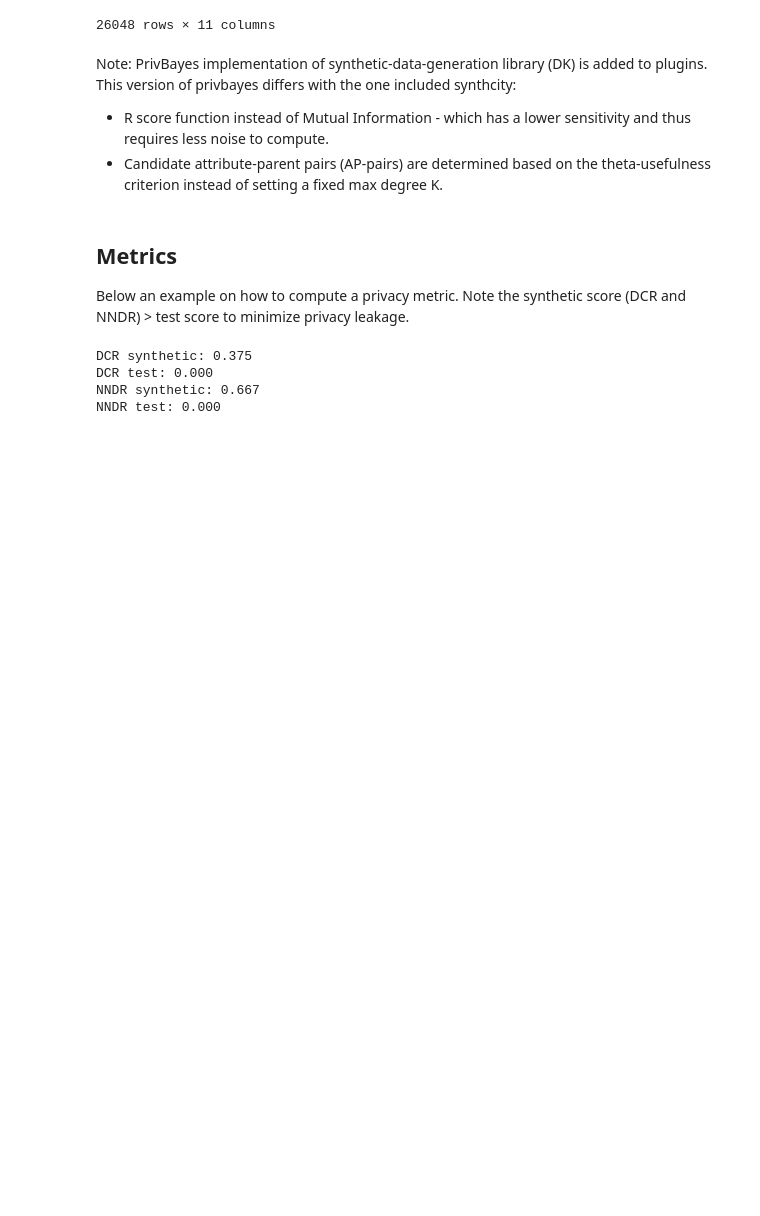
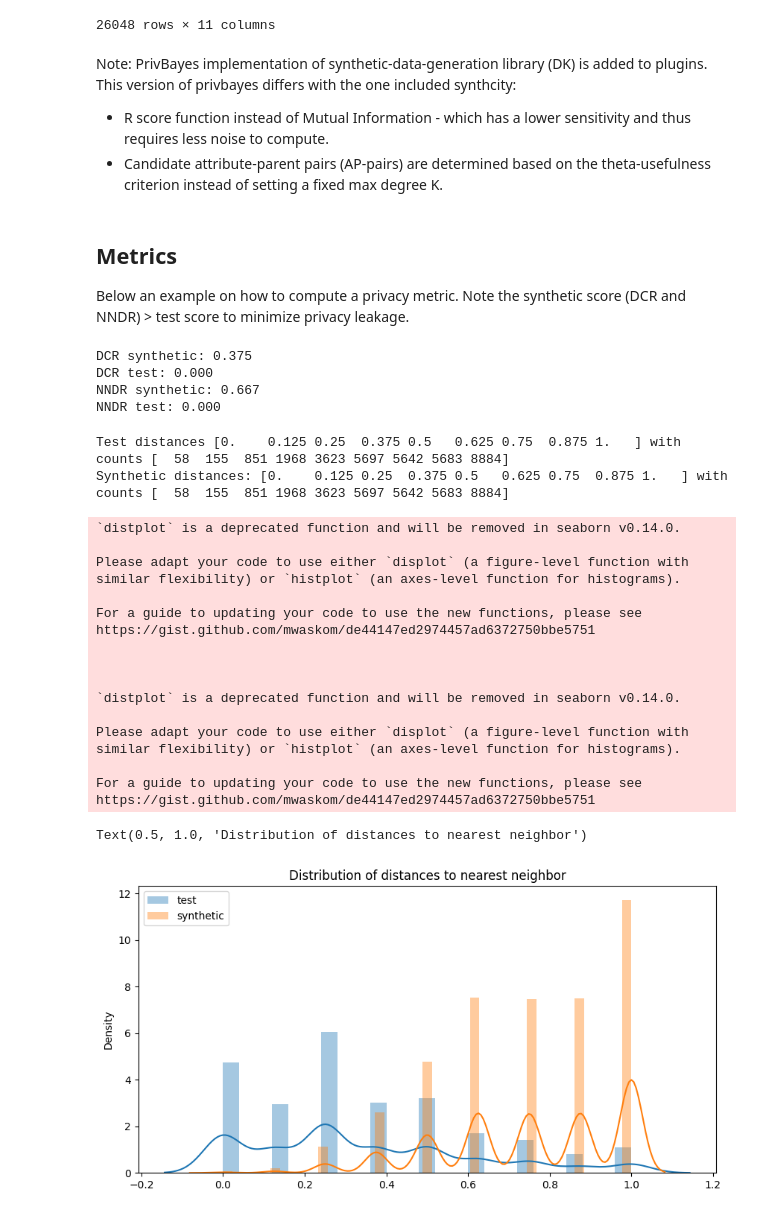
Before and after one commit to gsel9/crn-synth, a Jupyter notebook: notebooks/adult/000_generate_synthetic_data_adult.ipynb, the cells around one changed output. Cells and saved outputs as stored; diff of their text form; code cells hidden in the pictures; blank space fills up the shorter version.

```diff
--- a/notebooks/adult/000_generate_synthetic_data_adult.ipynb
+++ b/notebooks/adult/000_generate_synthetic_data_adult.ipynb
@@ -315,15 +304,15 @@ loader_test = GenericDataLoader(df_test)
 loader_synth = GenericDataLoader(df_synth)
 
 # calculate metrics
-# specify percentile for DCR, default is 5 (5th percentile) as we are most interested in distance of the closest records.
-# set to 50 for median
-percentile = 5
-dcr = DistanceClosestRecord(percentile=percentile).evaluate(X_gt=loader_train, X_syn=loader_synth, X_test=loader_test)
+# specify quantile for DCR, default is 0.05 (5th percentile) as we are most interested in distance of the closest records.
+# set to 0.50 for median
+quantile = 0.05
+dcr = DistanceClosestRecord(quantile=quantile).evaluate(X_gt=loader_train, X_syn=loader_synth, X_test=loader_test)
 
 print(f"DCR synthetic: {dcr['dcr_synth']:.3f}")
 print(f"DCR test: {dcr['dcr_gt']:.3f}")
 
-nndr = NearestNeighborDistanceRatio(percentile=percentile).evaluate(X_gt=loader_train, X_syn=loader_synth, X_test=loader_test)
+nndr = NearestNeighborDistanceRatio(quantile=quantile).evaluate(X_gt=loader_train, X_syn=loader_synth, X_test=loader_test)
 print(f"NNDR synthetic: {nndr['nndr_synth']:.3f}")
 print(f"NNDR test: {nndr['nndr_gt']:.3f}")
 # %% [output]
@@ -331,3 +320,61 @@ DCR synthetic: 0.375
 DCR test: 0.000
 NNDR synthetic: 0.667
 NNDR test: 0.000
+# %%
+from crnsynth.evaluation.custom_privacy_metrics.utils import compute_distance_nn
+import matplotlib.pyplot as plt
+import seaborn as sns
+
+distances_test, distances_synth = compute_distance_nn(
+    df_train=df_train,
+    df_test=df_test,
+    df_synth=df_synth,
+    categorical_cols=None,
+)
+
+# print distances test and synthetic with counts
+dt, ct  = np.unique(distances_test[:, 0], return_counts=True)
+dt, ct = np.unique(distances_synth[:, 0], return_counts=True)
+
+
+print(f'Test distances {dt} with counts {ct}')
+print(f'Synthetic distances: {dt} with counts {ct}')
+
+# plot distances as distribution in same figure
+fig, ax = plt.subplots(figsize=(10, 5))
+sns.distplot(distances_test[:, 0], ax=ax, label='test')
+
+# plot 5th percentile  and median test
+percentile_test = np.percentile(distances_test[:, 0], percentile)
+median_test = np.median(distances_test[:, 0])
+ax.axvline(percentile_test, color='red', label=f'{percentile}th percentile')
+ax.axvline(median_test, color='green', label='median')
+
+sns.distplot(distances_synth[:, 0], ax=ax, label='synthetic')
+# plot median synthetic
+median_synth = np.median(distances_synth[:, 0])
+
+ax.legend()
+ax.set_title(f'Distribution of distances to nearest neighbor')
+# %% [output]
+Test distances [0.    0.125 0.25  0.375 0.5   0.625 0.75  0.875 1.   ] with counts [  58  155  851 1968 3623 5697 5642 5683 8884]
+Synthetic distances: [0.    0.125 0.25  0.375 0.5   0.625 0.75  0.875 1.   ] with counts [  58  155  851 1968 3623 5697 5642 5683 8884]
+`distplot` is a deprecated function and will be removed in seaborn v0.14.0.
+
+Please adapt your code to use either `displot` (a figure-level function with
+similar flexibility) or `histplot` (an axes-level function for histograms).
+
+For a guide to updating your code to use the new functions, please see
+https://gist.github.com/mwaskom/de44147ed2974457ad6372750bbe5751
+
+
+
+`distplot` is a deprecated function and will be removed in seaborn v0.14.0.
+
+Please adapt your code to use either `displot` (a figure-level function with
+similar flexibility) or `histplot` (an axes-level function for histograms).
+
+For a guide to updating your code to use the new functions, please see
+https://gist.github.com/mwaskom/de44147ed2974457ad6372750bbe5751
+Text(0.5, 1.0, 'Distribution of distances to nearest neighbor')
+[figure, added]
```
Also changed, not shown: parts of 12 cells of this notebook, 3 other files.
